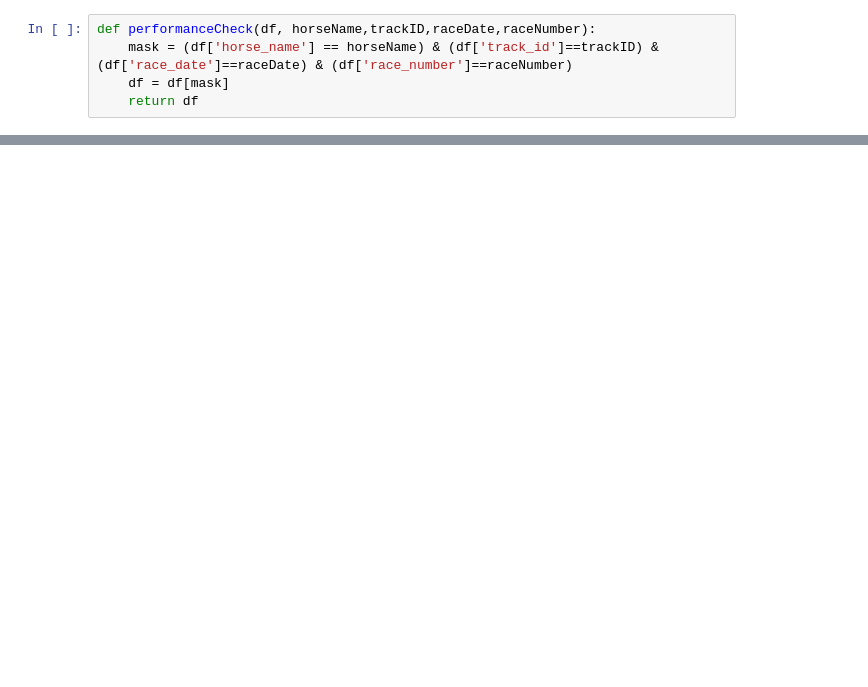
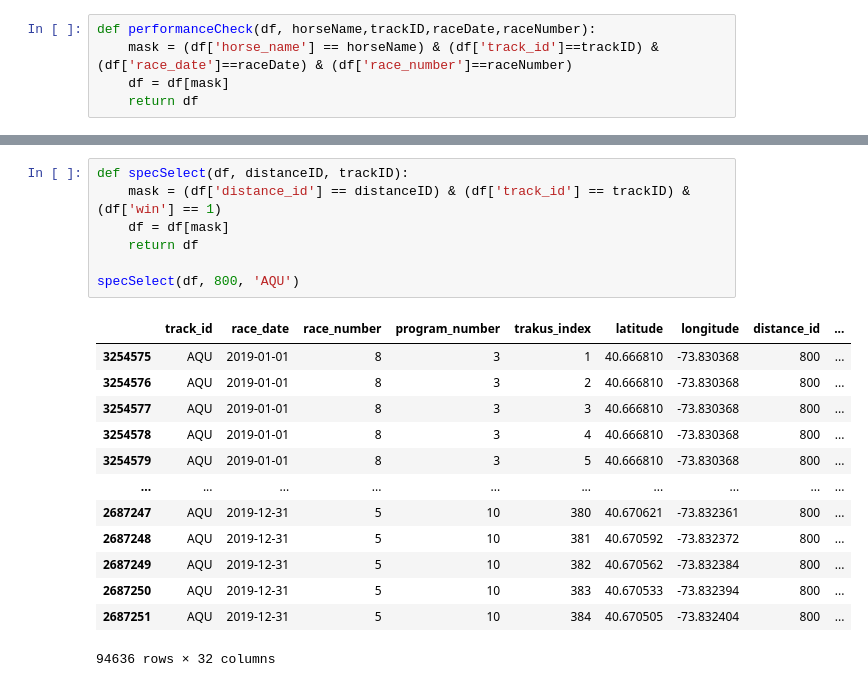
Before and after one commit to sajodajo/HorseRacing, a Jupyter notebook: notebooks/1_EDA_SJ.ipynb, the cells around one changed output, grey strips where cells are left out. Drawn from its saved outputs; the diff is of its cells as text; blank space fills up the shorter version.

```diff
--- a/notebooks/1_EDA_SJ.ipynb
+++ b/notebooks/1_EDA_SJ.ipynb
@@ -320,0 +348,21 @@ performanceCheck(df, "Jc's Shooting Star",'AQU','2019-01-01',1)
+# %%
+def specSelect(df, distanceID, trackID):
+    mask = (df['distance_id'] == distanceID) & (df['track_id'] == trackID) & (df['win'] == 1)
+    df = df[mask]
+    return df
+
+specSelect(df, 800, 'AQU')
+# %% [output]
+|  | track_id | race_date | race_number | program_number | trakus_index | latitude | longitude | distance_id | ... |
+| 3254575 | AQU | 2019-01-01 | 8 | 3 | 1 | 40.666810 | -73.830368 | 800 | ... |
+| 3254576 | AQU | 2019-01-01 | 8 | 3 | 2 | 40.666810 | -73.830368 | 800 | ... |
+| 3254577 | AQU | 2019-01-01 | 8 | 3 | 3 | 40.666810 | -73.830368 | 800 | ... |
+| 3254578 | AQU | 2019-01-01 | 8 | 3 | 4 | 40.666810 | -73.830368 | 800 | ... |
+| 3254579 | AQU | 2019-01-01 | 8 | 3 | 5 | 40.666810 | -73.830368 | 800 | ... |
+| ... | ... | ... | ... | ... | ... | ... | ... | ... | ... |
+| 2687247 | AQU | 2019-12-31 | 5 | 10 | 380 | 40.670621 | -73.832361 | 800 | ... |
+| 2687248 | AQU | 2019-12-31 | 5 | 10 | 381 | 40.670592 | -73.832372 | 800 | ... |
+| 2687249 | AQU | 2019-12-31 | 5 | 10 | 382 | 40.670562 | -73.832384 | 800 | ... |
+| 2687250 | AQU | 2019-12-31 | 5 | 10 | 383 | 40.670533 | -73.832394 | 800 | ... |
+| 2687251 | AQU | 2019-12-31 | 5 | 10 | 384 | 40.670505 | -73.832404 | 800 | ... |
+94636 rows × 32 columns
```
Also changed, not shown: parts of 10 cells of this notebook.
